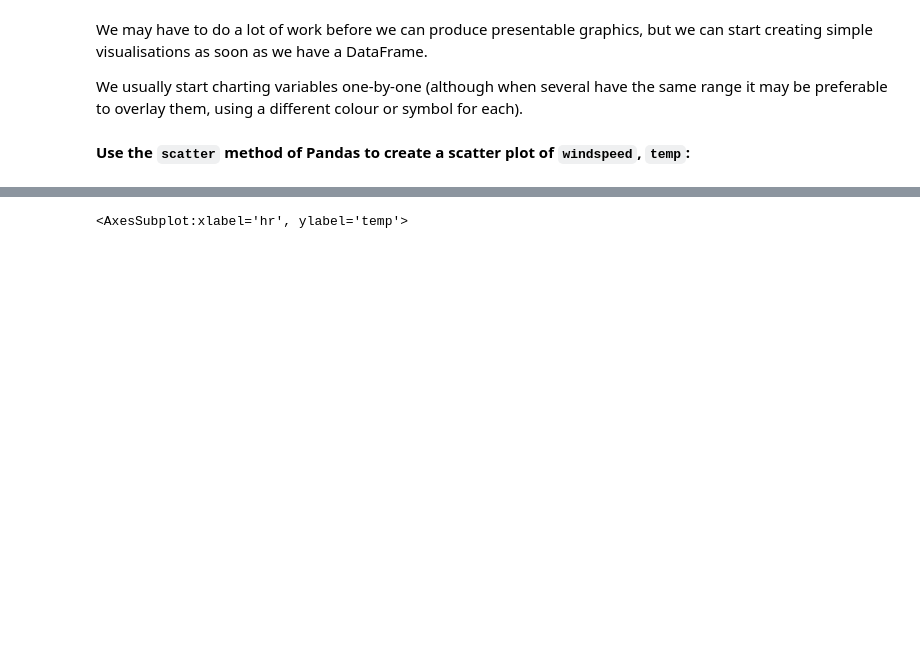
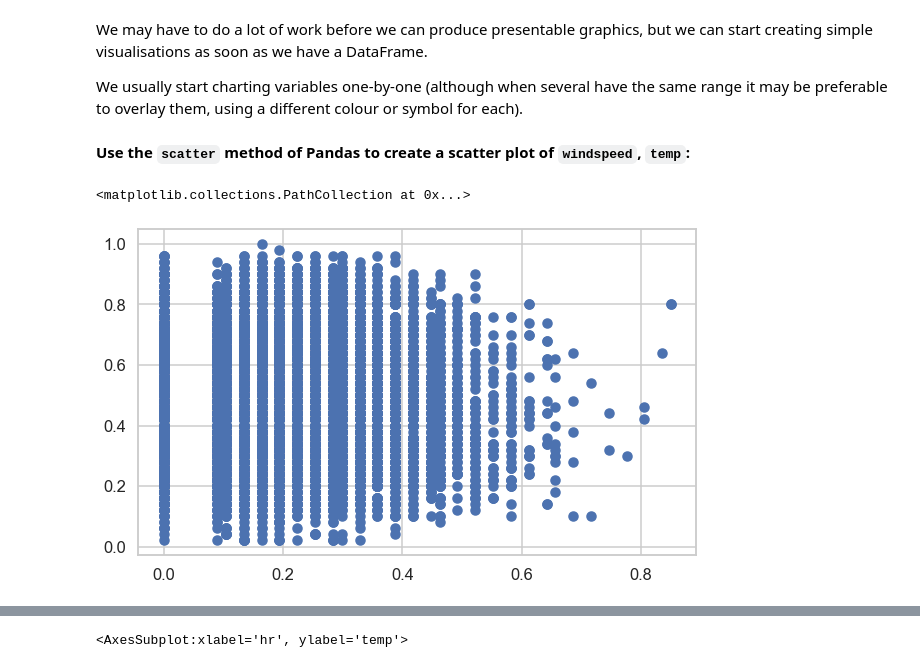
Before and after one commit to MaryNguyen94/Institute-of-Data, a Jupyter notebook: Lab/IOD_Lab 3.1.2.ipynb, the cells around one changed output, grey strips where cells are left out. Saved outputs shown, nothing was run; the diff lists cells and outputs as text; code cells hidden in the pictures; blank space fills up the shorter version.

```diff
--- a/Lab/IOD_Lab 3.1.2.ipynb
+++ b/Lab/IOD_Lab 3.1.2.ipynb
@@ -71,3 +93,9 @@ We usually start charting variables one-by-one (although when several have the s
 **Use the `scatter` method of Pandas to create a scatter plot of `windspeed`, `temp`:**
 # %%
 data = bikes.sample(100)
+# %%
+#ANSWER scatter
+plt.scatter(x=bikes['windspeed'], y=bikes['temp'])
+# %% [output]
+<matplotlib.collections.PathCollection at 0x...>
+[figure, added]
```
Also changed, not shown: parts of 43 cells of this notebook.
